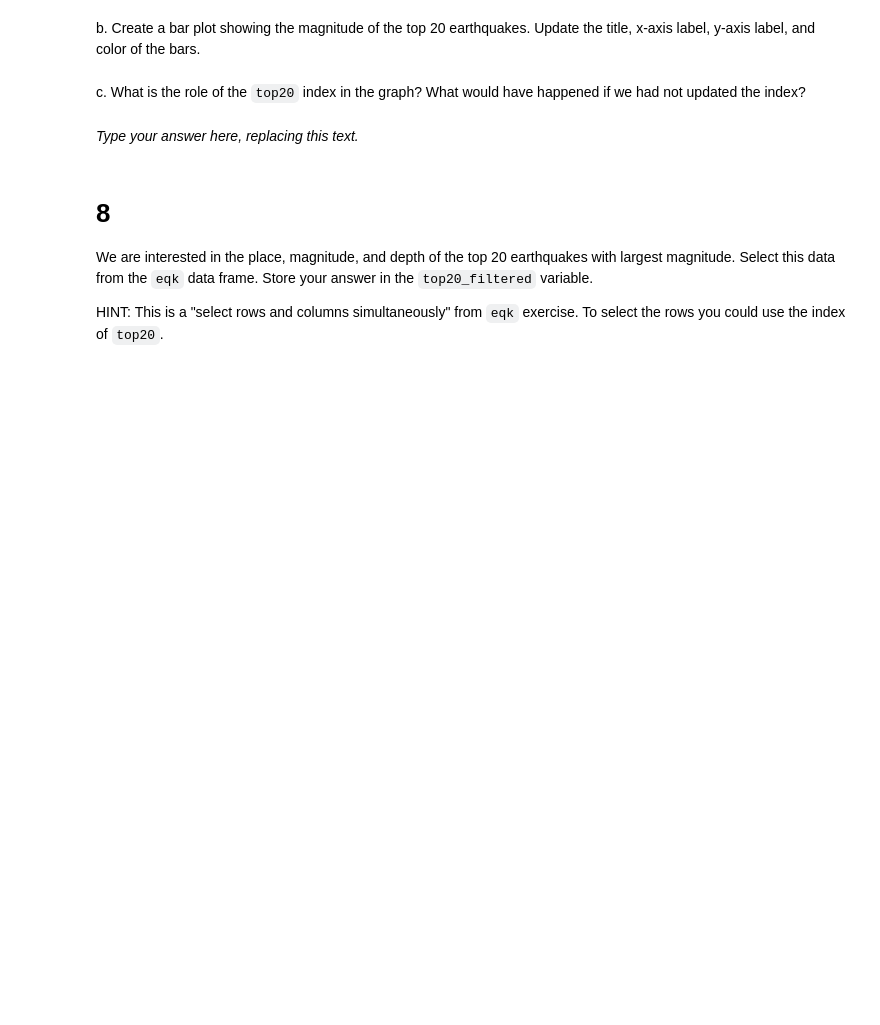
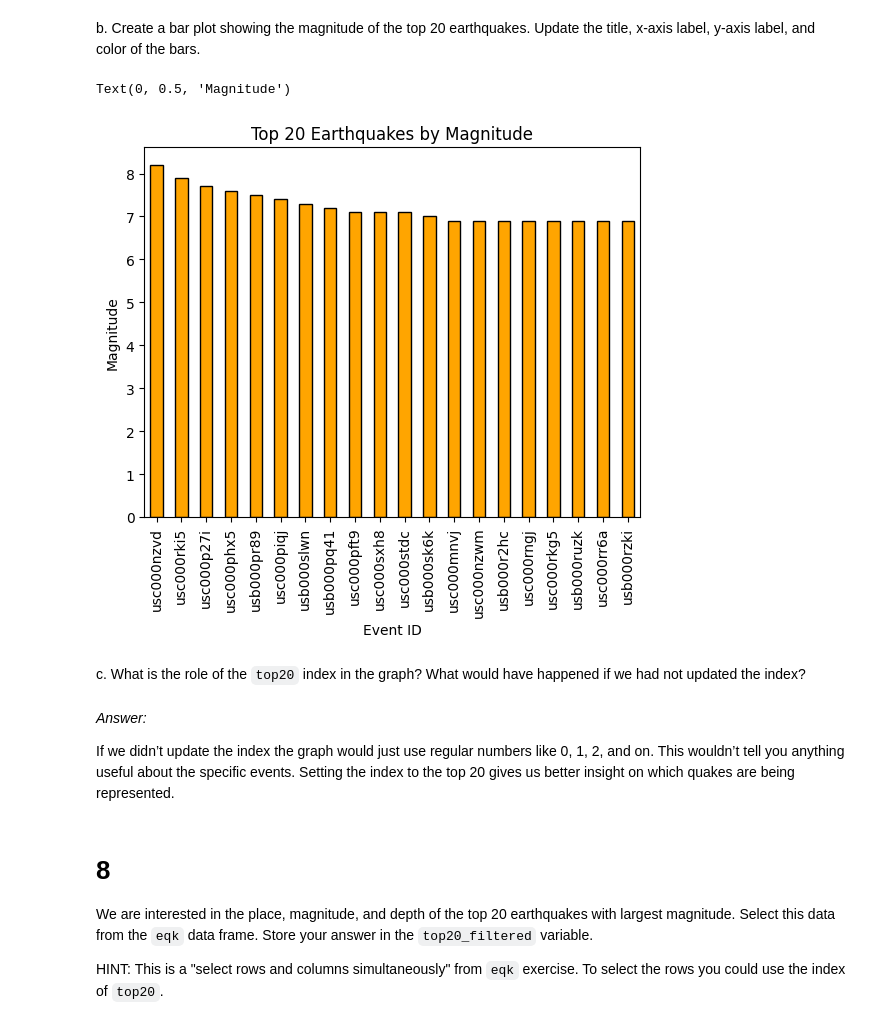
Before and after one commit to takeenshamloo/eds220-hwk1, a Jupyter notebook: hwk1-task3-earthquakes.ipynb, the cells around one changed output. Saved outputs shown, nothing was run; the diff lists cells and outputs as text; code cells hidden in the pictures; blank space fills up the shorter version.

Commit message:
Analyze and plot top 20 earthquakes by magnitude with labeled event IDs

```diff
--- a/hwk1-task3-earthquakes.ipynb
+++ b/hwk1-task3-earthquakes.ipynb
@@ -181,3 +179,5 @@ top20 = ...
+# %%
+top20 = eqk['mag'].nlargest(20)
 # %%
 # View the dataframe
 top20
@@ -185,14 +203,26 @@ top20
 <!-- BEGIN QUESTION -->
 
 b. Create a bar plot showing the magnitude of the top 20 earthquakes. Update the title, x-axis label, y-axis label, and color of the bars.
+# %%
+# Plot the top 20 earthquakes with magnitudes as a bar plot
+top20plot = top20.plot(kind = 'bar', color = 'orange', edgecolor = 'black', title = 'Top 20 Earthquakes by Magnitude')
+
+# Set axis labels to top20plot's
+top20plot.set_xlabel('Event ID')
+top20plot.set_ylabel('Magnitude')
+# %% [output]
+Text(0, 0.5, 'Magnitude')
+[figure, added]
 # %% [markdown]
 <!-- END QUESTION -->
 
 <!-- BEGIN QUESTION -->
 
 c. What is the role of the `top20` index in the graph? What would have happened if we had not updated the index?
-# %% [markdown]
-_Type your answer here, replacing this text._
+# %% [markdown]
+_Answer:_
+
+If we didn’t update the index the graph would just use regular numbers like 0, 1, 2, and on. This wouldn’t tell you anything useful about the specific events. Setting the index to the top 20 gives us better insight on which quakes are being represented.
 # %% [markdown]
 <!-- END QUESTION -->
 
```
Also changed, not shown: parts of 2 cells of this notebook.
